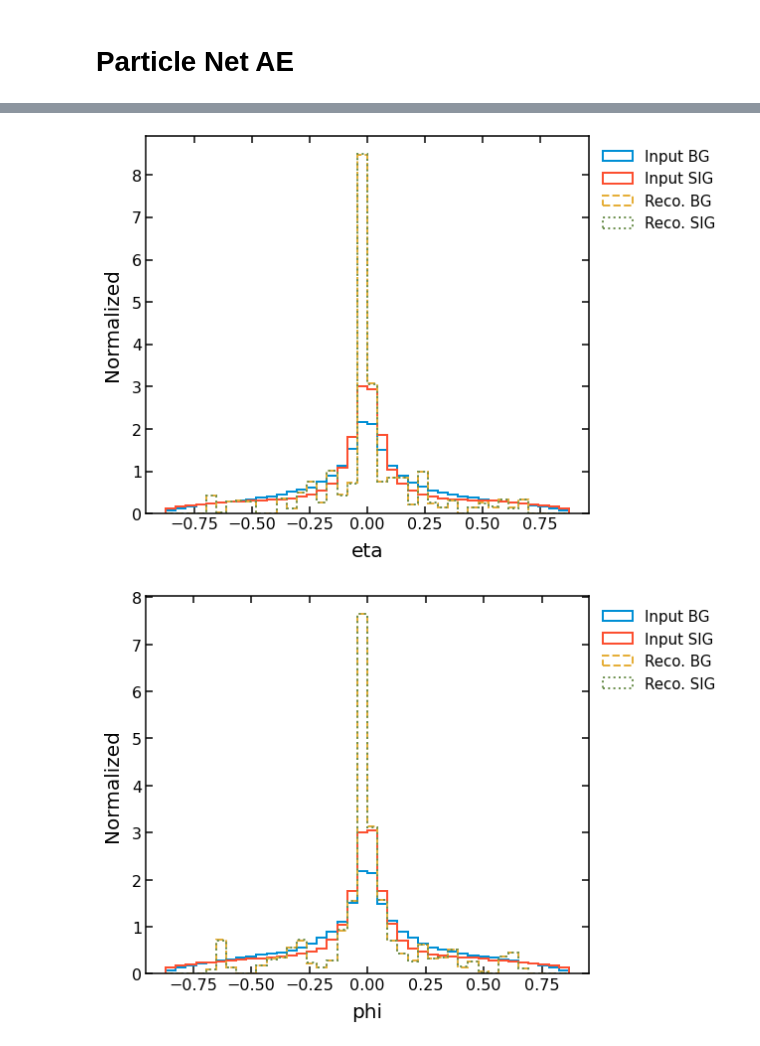
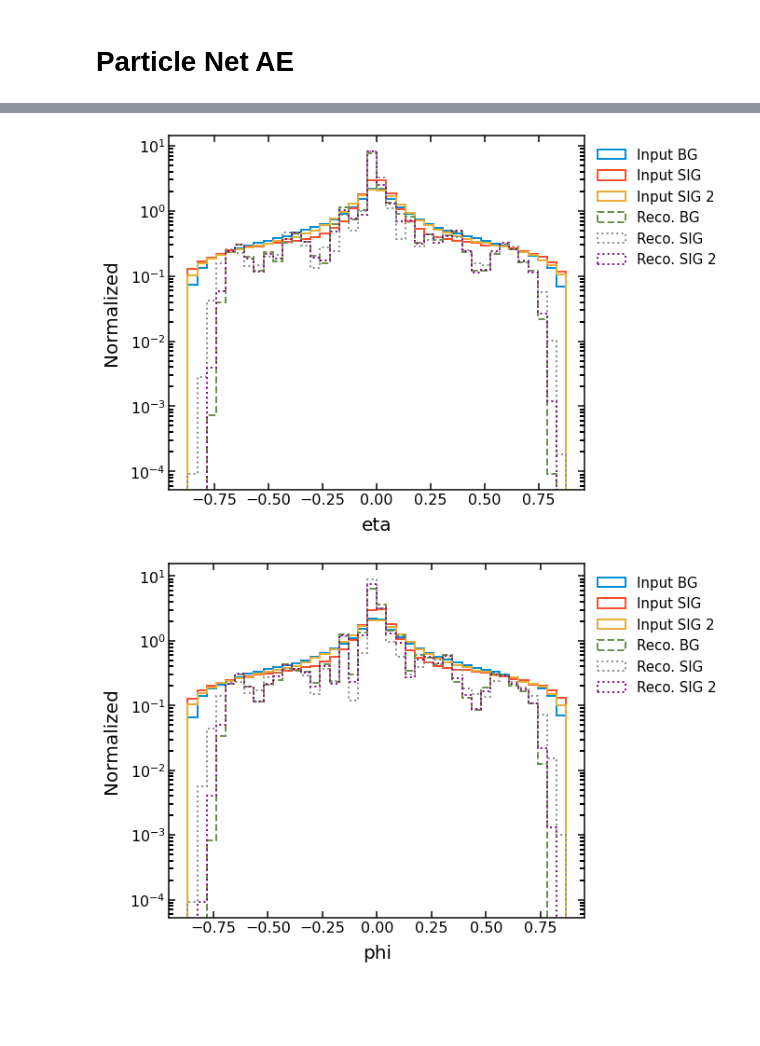
Before and after one commit to nadya-chernyavskaya/ADgvae, a Jupyter notebook: notebooks/PN_AE.ipynb, the cells around one changed output, grey strips where cells are left out. Drawn from its saved outputs; the diff is of its cells as text; code cells hidden in the pictures; blank space fills up the shorter version.

```diff
--- a/notebooks/PN_AE.ipynb
+++ b/notebooks/PN_AE.ipynb
@@ -59,0 +55,2 @@ particles_sig[:,:,2] = particles_sig[:,:,2]-0.5
+# %%
+_,_, particles_sig_2 = prepr.prepare_data_constituents(filename_sig.replace("NARROW","BROAD").replace("3.5","1.5"),5000,0,5000)
@@ -97,21 +100,20 @@ class _DotDict:
 setting = _DotDict()
  # conv_params: list of tuple in the format (K, (C1, C2, C3))
 setting.conv_params = [
-        (20, (32, 32, 32)),
-        (20, (64, 64, 64)),
-#        (7, (64, 64, 64)),
+        (7, (8, 12, 18)),
+        (20, (25, 40, 64)),
 #        (7, (32, 32, 32)),
 #        (7, (64, 64, 64)),
         ]
-setting.conv_params_decoder = [8,6] #[32,16,8, 5]
+setting.conv_params_decoder = [32,16,8, 5]
 # conv_pooling: 'average' or 'max'
 setting.conv_pooling = 'average'
 setting.conv_linking = 'concat' #concat or sum
 setting.num_points = nodes_n #num of original consituents
 setting.num_features = feat_sz #num of original features
 setting.input_shapes = {'points': [nodes_n,feat_sz-1],'features':[nodes_n,feat_sz]}
-setting.latent_dim = 30
-setting.ae_type = 'vae'  #ae or vae
+setting.latent_dim = 3
+setting.ae_type = 'ae'  #ae or vae
 setting.beta_kl = 10
 setting.kl_warmup_time = 3
 setting.activation = klayers.LeakyReLU(alpha=0.3)
@@ -154,6 +156,6 @@ history = model.fit((particles_bg[:50000,:,0:2], particles_bg[:50000,:,:]) ,  pa
                     epochs=5,
                     batch_size=128,
                     verbose=1,
-                    callbacks=[es,ls])  #,kl_beta_callback
+                    callbacks=[es,ls,kl_beta_callback])
 # %% [output]
 Epoch 1/5
@@ -182,6 +186,7 @@ Epoch 5/5
 
 _,Y_bg_predict = model.predict([particles_bg_test[:,:,0:2],particles_bg_test])
 _,Y_sig_predict = model.predict([particles_sig[:,:,0:2],particles_sig])
+_,Y_sig_predict_2 = model.predict([particles_sig_2[:,:,0:2],particles_sig_2])
 # %%
 loss_bg = losses.threeD_loss_manual(particles_bg_test,Y_bg_predict)
 loss_sig = losses.threeD_loss_manual(particles_sig,Y_sig_predict)
@@ -212,24 +221,26 @@ plt.show()
 # %%
 plt.style.use('/eos/user/n/nchernya/MLHEP/AnomalyDetection/ADgvae/utils/adfigstyle.mplstyle')
 for i in range(0,len(feats)):
     #xmin = np.quantile(particles_bg[:,:,i].flatten(),0.)
     #xmax = np.quantile(particles_bg[:,:,i].flatten(),1)
     xmin = np.min([np.min(particles_bg[:,:,i].flatten()),np.min(Y_bg_predict[:,:,i].flatten())])
     xmax = np.max([np.max(particles_bg[:,:,i].flatten()),np.max(Y_bg_predict[:,:,i].flatten())])
     n_bins = 40
     plot_range = (xmin,xmax)
     plt.figure()
     _,bins,_ = plt.hist(particles_bg_test[:,:,i].flatten(), bins=n_bins, range = plot_range,label='Input BG', density=True, histtype='step', fill=False, linewidth=2)
     _,_,_ = plt.hist(particles_sig[:,:,i].flatten(), bins=bins, label='Input SIG',density=True, histtype='step', fill=False, linewidth=2)
+    _,_,_ = plt.hist(particles_sig_2[:,:,i].flatten(), bins=bins, label='Input SIG 2',density=True, histtype='step', fill=False, linewidth=2)
     _,_,_ = plt.hist(Y_bg_predict[:,:,i].flatten(), bins=bins, label='Reco. BG', linestyle='--',density=True, histtype='step', fill=False, linewidth=2)
     _,_,_ = plt.hist(Y_sig_predict[:,:,i].flatten(), bins=bins, label='Reco. SIG', linestyle=':',density=True, histtype='step', fill=False, linewidth=2)
+    _,_,_ = plt.hist(Y_sig_predict_2[:,:,i].flatten(), bins=bins, label='Reco. SIG 2', linestyle=':',density=True, histtype='step', fill=False, linewidth=2)
     plt.xlabel(feats[i])
     plt.ylabel("Normalized")
     plt.legend(bbox_to_anchor=(1., 1.),fontsize=15)
-    #plt.semilogy()
+    plt.semilogy()
     savename = '/eos/user/n/nchernya/MLHEP/AnomalyDetection/ADgvae/figs/reco_edgeconv_pn_vae_{}.pdf'.format(feats[i])
     plt.savefig(savename)
     plt.show()
 # %% [output]
-[figure, old version]
+[figure, new version]
-[figure, old version]
+[figure, new version]
```
Also changed, not shown: parts of 9 cells of this notebook, 2 other files.
